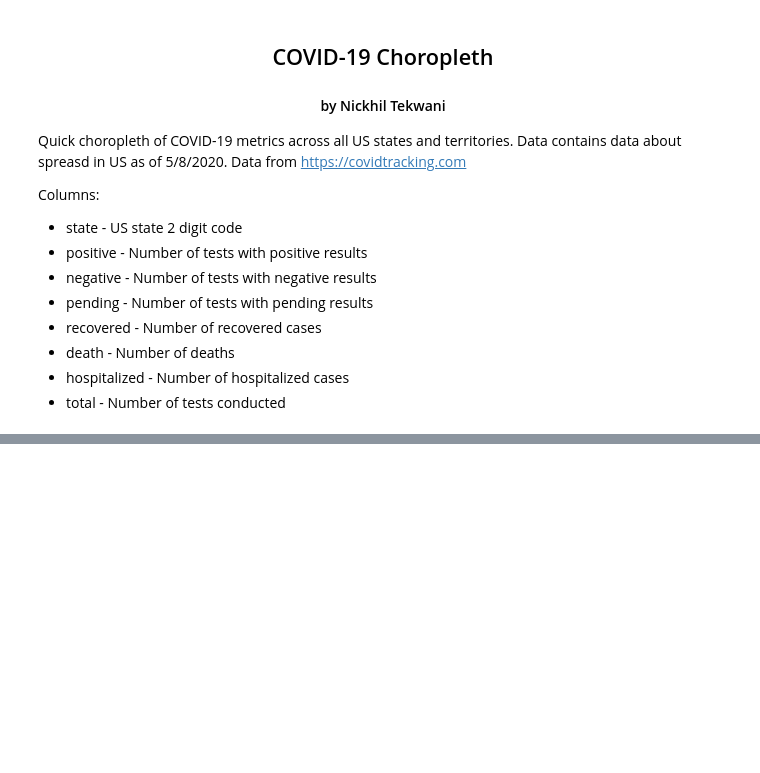
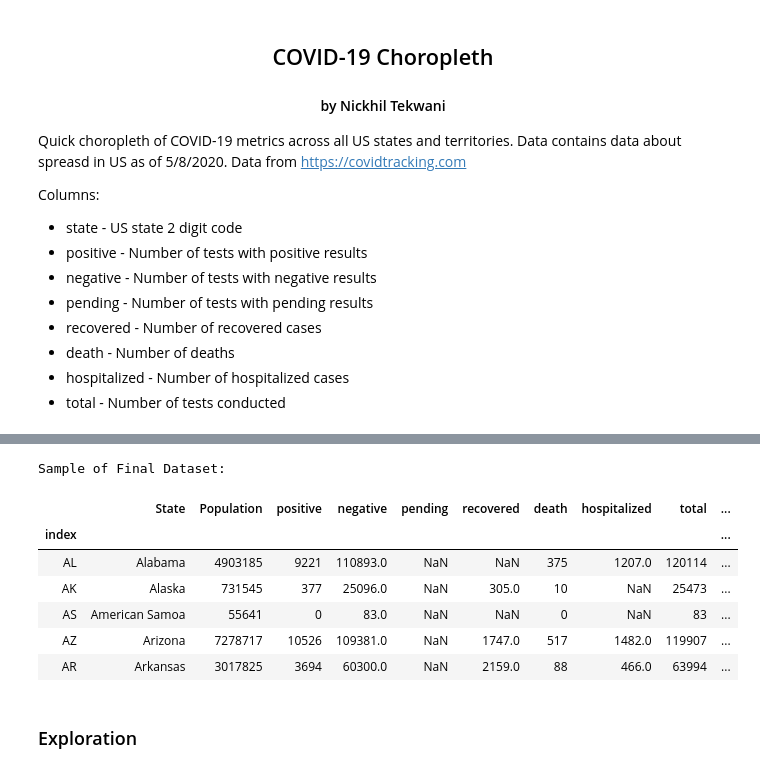
Before and after one commit to nickhil-tekwani/Python-Projects, a Jupyter notebook: Notebooks/COVID-19 Choropleth.ipynb, the cells around one changed output, grey strips where cells are left out. Drawn from its saved outputs; the diff is of its cells as text; code cells hidden in the pictures; blank space fills up the shorter version.

```diff
--- a/Notebooks/COVID-19 Choropleth.ipynb
+++ b/Notebooks/COVID-19 Choropleth.ipynb
@@ -22,0 +123,23 @@ FileNotFoundError: [Errno 2] File b'us_states_covid19_daily.csv' does not exist:
+# %%
+combined_df["tests_per_million"] = combined_df.apply(lambda row: (row.total / row.Population) * 1_000_000, axis=1)
+combined_df["pos_per_million"] = combined_df.apply(lambda row: (row.positive / row.Population) * 1_000_000, axis=1)
+combined_df["deaths_per_million"] = combined_df.apply(lambda row: (row.death / row.Population) * 1_000_000, axis=1)
+def rate_func(n):
+    if(n > 10_000): return "High"
+    elif(n > 5_000): return "Moderate"
+    else: return "Low"
+combined_df["rate"] = combined_df["pos_per_million"].map(rate_func)
+# %%
+print("Sample of Final Dataset: ")
+combined_df.head()
+# %% [output]
+Sample of Final Dataset:
+|  | State | Population | positive | negative | pending | recovered | death | hospitalized | total | ... |
+| index |  |  |  |  |  |  |  |  |  | ... |
+| AL | Alabama | 4903185 | 9221 | 110893.0 | NaN | NaN | 375 | 1207.0 | 120114 | ... |
+| AK | Alaska | 731545 | 377 | 25096.0 | NaN | 305.0 | 10 | NaN | 25473 | ... |
+| AS | American Samoa | 55641 | 0 | 83.0 | NaN | NaN | 0 | NaN | 83 | ... |
+| AZ | Arizona | 7278717 | 10526 | 109381.0 | NaN | 1747.0 | 517 | 1482.0 | 119907 | ... |
+| AR | Arkansas | 3017825 | 3694 | 60300.0 | NaN | 2159.0 | 88 | 466.0 | 63994 | ... |
+# %% [markdown]
+### Exploration
```
Also changed, not shown: parts of 11 cells of this notebook, 1 other file.
